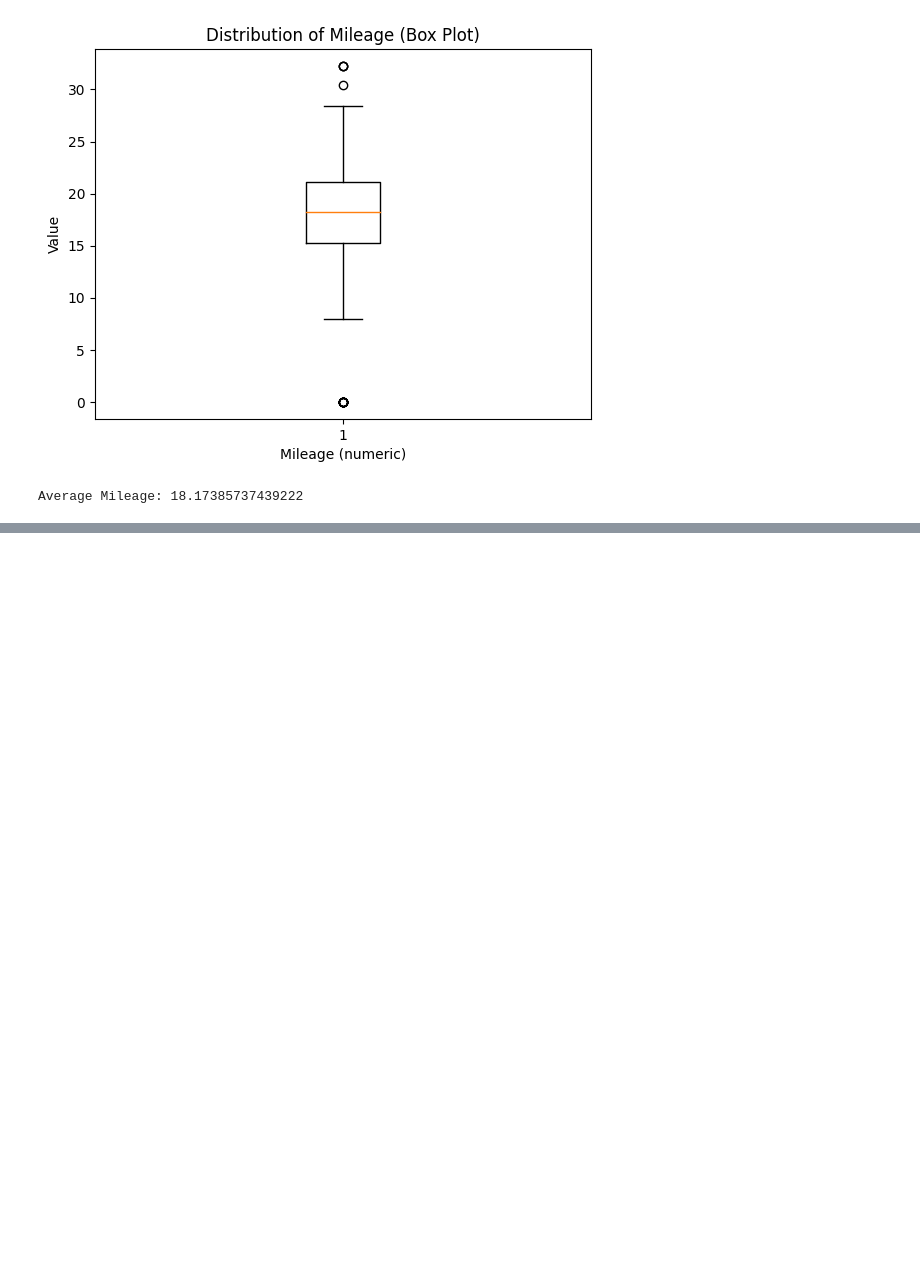
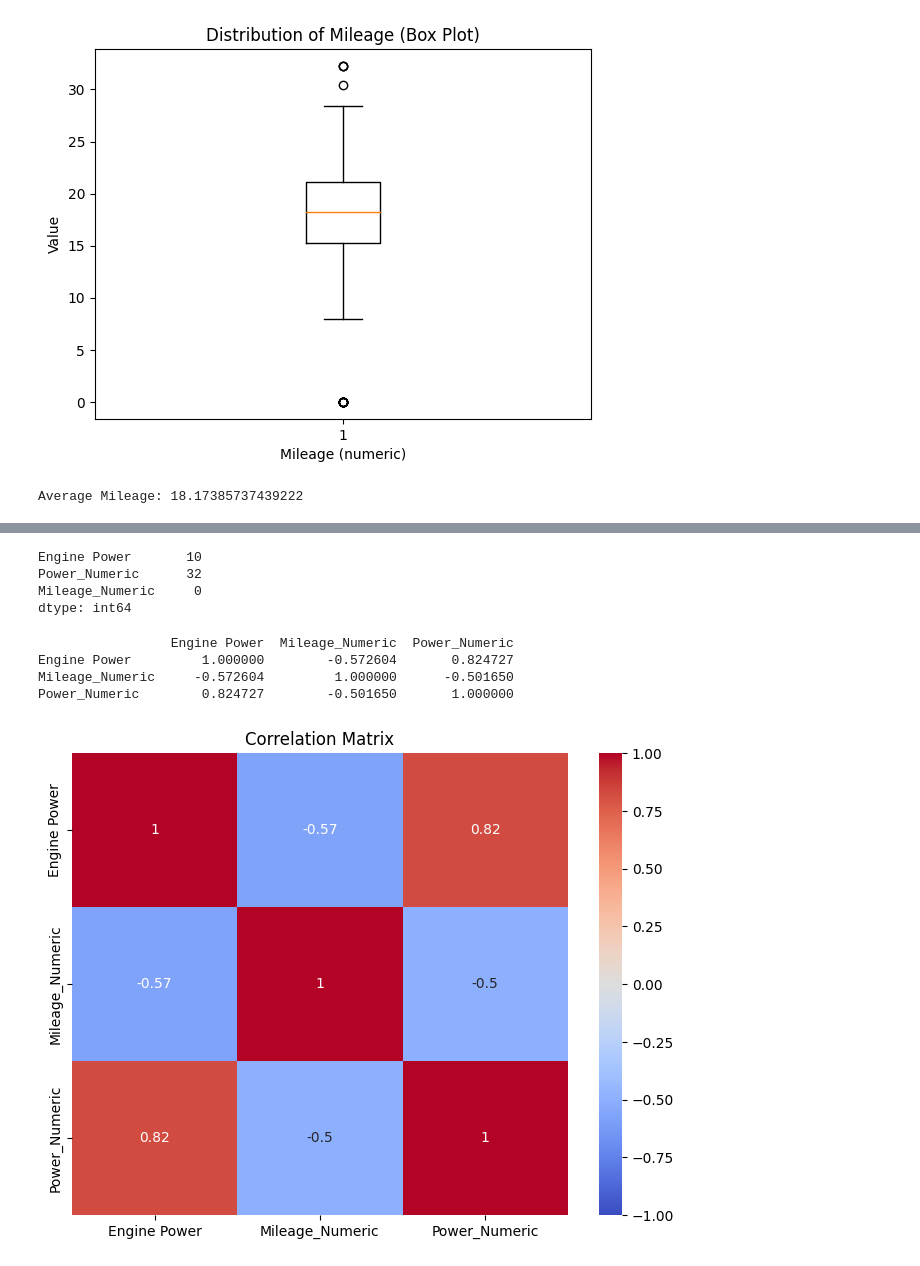
Before and after one commit to himesh992/Himesh992, a Jupyter notebook: EV_MARKET_SEGMENTATION.ipynb, the cells around one changed output, grey strips where cells are left out. Saved outputs shown, nothing was run; the diff lists cells and outputs as text; code cells hidden in the pictures; blank space fills up the shorter version.

```diff
--- a/EV_MARKET_SEGMENTATION.ipynb
+++ b/EV_MARKET_SEGMENTATION.ipynb
@@ -309,0 +464,35 @@ Average Mileage: 18.17385737439222
+# %%
+# Check for missing values in specific columns
+missing_values = data[['Engine Power', 'Power_Numeric', 'Mileage_Numeric']].isnull().sum()
+
+print(missing_values)
+# %% [output]
+Engine Power       10
+Power_Numeric      32
+Mileage_Numeric     0
+dtype: int64
+# %%
+# Calculate the correlation matrix
+correlation_matrix = data[['Engine Power', 'Mileage_Numeric', 'Power_Numeric']].corr()
+
+# Print the correlation matrix
+print(correlation_matrix)
+# %% [output]
+                 Engine Power  Mileage_Numeric  Power_Numeric
+Engine Power         1.000000        -0.572604       0.824727
+Mileage_Numeric     -0.572604         1.000000      -0.501650
+Power_Numeric        0.824727        -0.501650       1.000000
+# %%
+import seaborn as sns
+import matplotlib.pyplot as plt
+
+# Calculate the correlation matrix
+correlation_matrix = data[['Engine Power', 'Mileage_Numeric', 'Power_Numeric']].corr()
+
+# Create a heatmap
+plt.figure(figsize=(8, 6))  # Adjust figure size if needed
+sns.heatmap(correlation_matrix, annot=True, cmap='coolwarm', vmin=-1, vmax=1)
+plt.title('Correlation Matrix')
+plt.show()
+# %% [output]
+[figure, added]
```
Also changed, not shown: parts of 6 cells of this notebook.
